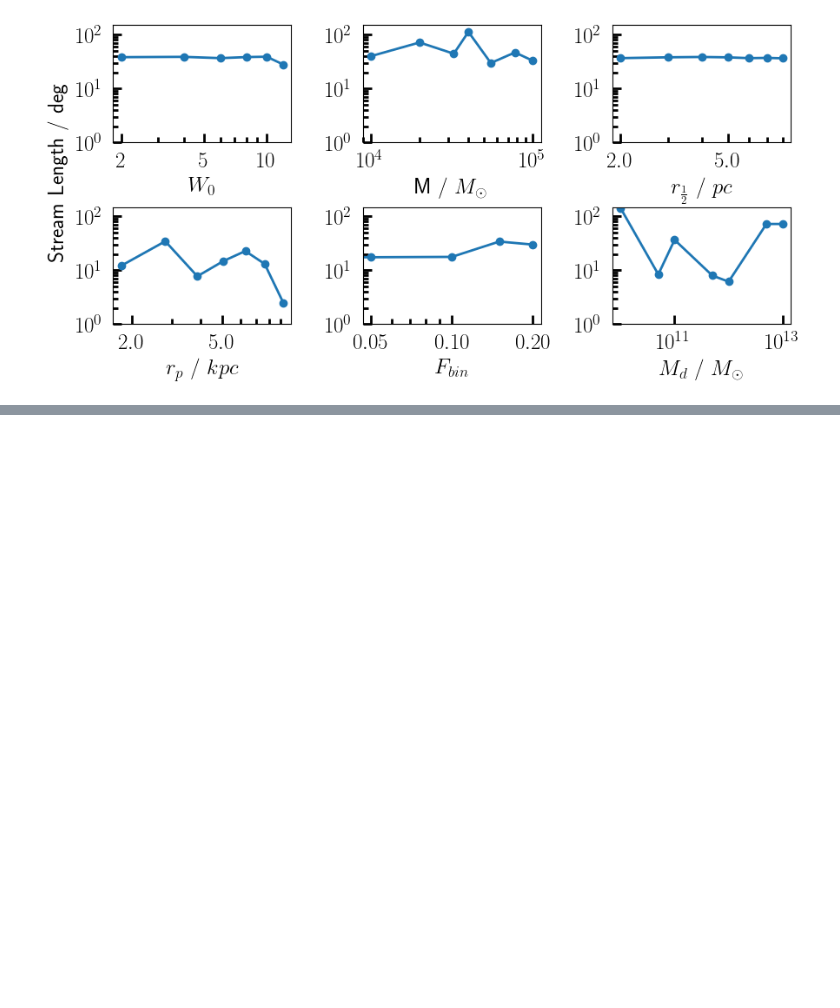
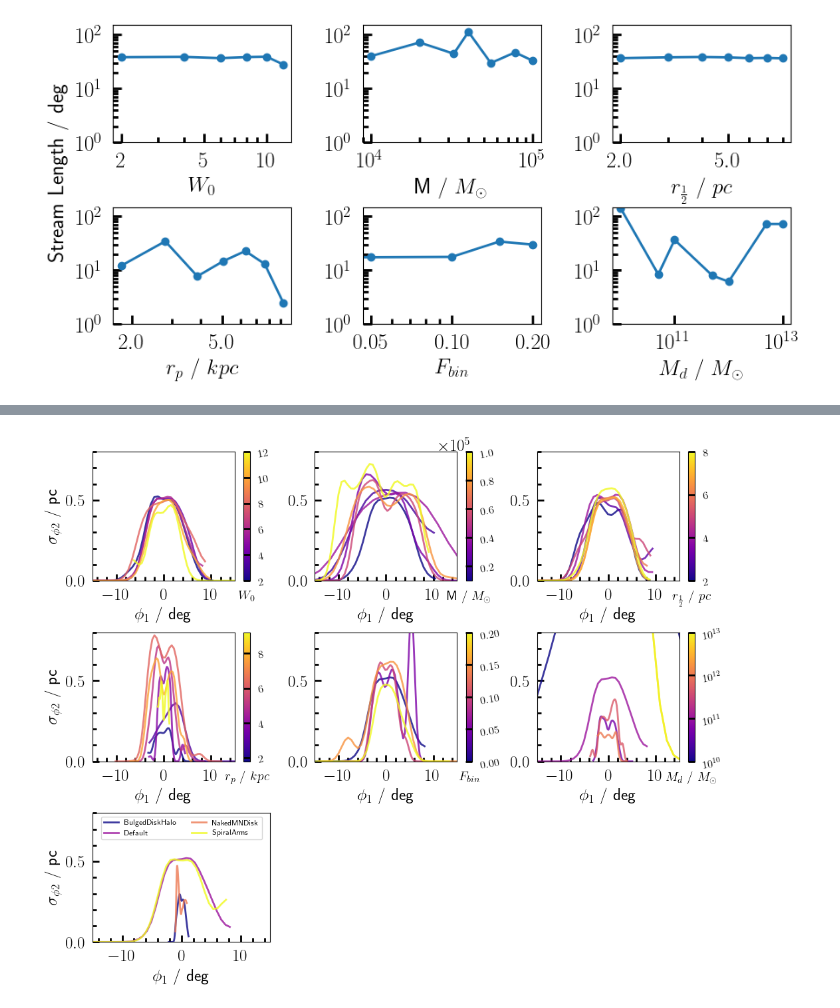
Before and after one commit to RSPicken2/stellar-streams, a Jupyter notebook: Ridgeline.ipynb, the cells around one changed output, grey strips where cells are left out. Cells and saved outputs as stored; diff of their text form; code cells hidden in the pictures; blank space fills up the shorter version.

```diff
--- a/Ridgeline.ipynb
+++ b/Ridgeline.ipynb
@@ -457,0 +405,64 @@ plt.show()
+# %%
+cols = 3
+window_length = 15
+polyorder = 3
+sigma = 2
+
+fig, axes = plt.subplots(int(np.ceil(len(e.exlist)/cols)), cols, figsize=(4*cols, 4*len(e.exlist)/cols))
+
+for (ex_name, ex_w), ax in zip(all_run_widths.items(), axes.flatten()):
+    ex = e.get_experiment_info(ex_name)
+    runs = list(ex_w.keys())
+
+    if ex.formattable:
+        if ex.name == 'GalacticMass':
+            norm = LogNorm(vmin=min(runs), vmax=max(runs))
+        else:
+            norm = plt.Normalize(min(runs), max(runs))
+        colour_fn = lambda run: plt.cm.plasma(norm(run))
+
+        sm = plt.cm.ScalarMappable(cmap=plt.cm.plasma, norm=norm)
+        sm.set_array([])
+        cbar = fig.colorbar(sm, ax=ax)
+        cbar.ax.set_xlabel(ex.FormatColBar(), fontsize=14, labelpad=10)
+
+        if ex.name == 'GalacticMass':
+            cbar.ax.yaxis.set_major_locator(LogLocator(base=10))
+            cbar.ax.yaxis.set_major_formatter(LogFormatterSciNotation())
+            cbar.ax.minorticks_off()
+        else:
+            fmt = ScalarFormatter(useMathText=True)
+            fmt.set_powerlimits((-2, 3))
+            cbar.ax.yaxis.set_major_formatter(fmt)
+
+        cbar.ax.tick_params(axis='y', rotation=10, labelsize=12)
+    else:
+        colours = plt.cm.plasma(np.linspace(0, 1, len(ex_w)))
+        colour_fn = lambda run: colours[runs.index(run)]
+
+    for i, (run, w) in enumerate(ex_w.items()):
+        widths, edges, _ = w[time]
+        smoothed = gaussian_filter1d(widths, sigma=sigma)
+        bin_centres = 0.5 * (edges[1:] + edges[:-1])
+        ax.plot(bin_centres, smoothed, alpha=0.8, label=ex.FormatLabel(run),
+                 linewidth=2, color=colour_fn(run))
+
+    if not ex.formattable:
+        ax.legend(fontsize=8, loc='upper center', ncol=2)
+
+    ax.set_xlabel(r'$\phi_1$ / deg')
+    ax.minorticks_on()
+    ax.set_xlim([-15, 15])
+    ax.set_ylim([0, 0.8])
+
+for ax in axes.flatten()[0::cols]:
+    ax.set_ylabel(r'$\sigma_{\phi2}$ / pc')
+
+axes.flatten()[-1].set_visible(False)
+axes.flatten()[-2].set_visible(False)
+fig.subplots_adjust(hspace=0.4)
+fig.subplots_adjust(wspace=0.25)
+plt.savefig('Images/StreamWidths.png',bbox_inches='tight')
+plt.show()
+# %% [output]
+[figure, added]
```
Also changed, not shown: parts of 3 cells of this notebook, 5 other files.
